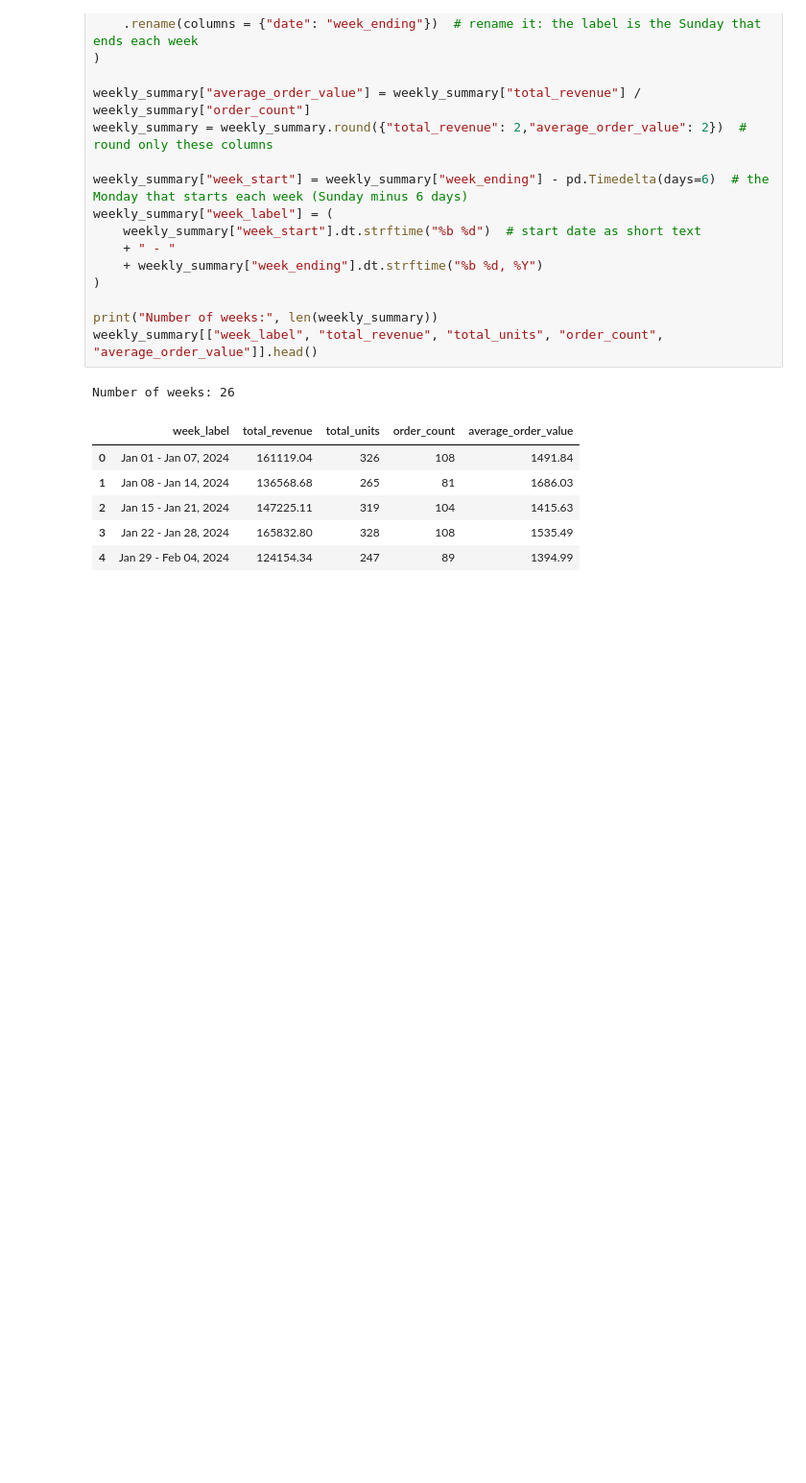
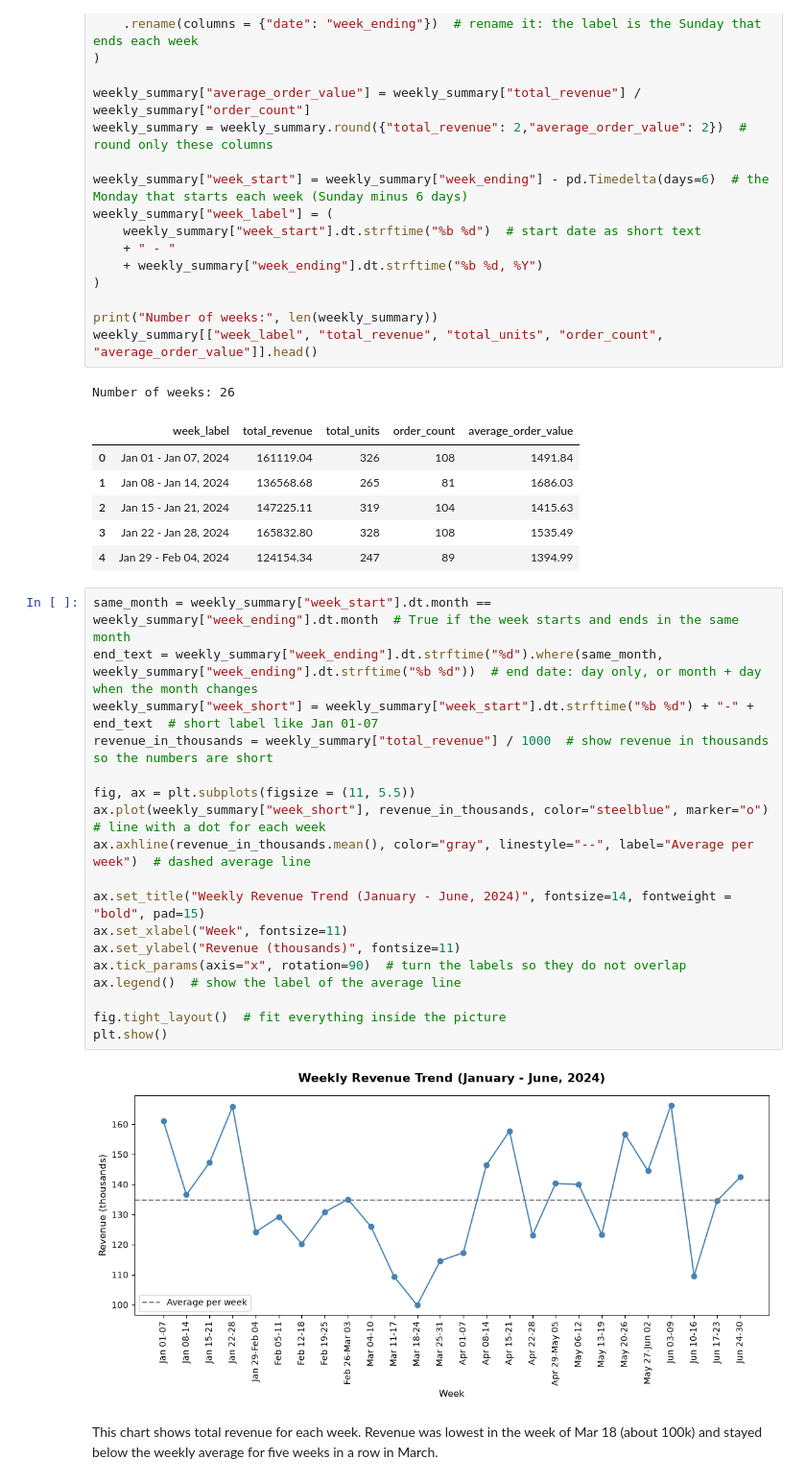
Before and after one commit to Wade-Possible/E-handel, a Jupyter notebook: notebooks/task3_wansiri.ipynb, the cells around one changed output. Shown at 96% size. Cells and saved outputs as stored; diff of their text form; blank space fills up the shorter version.

```diff
--- a/notebooks/task3_wansiri.ipynb
+++ b/notebooks/task3_wansiri.ipynb
@@ -160,3 +184,25 @@ Number of weeks: 26
 | 2 | Jan 15 - Jan 21, 2024 | 147225.11 | 319 | 104 | 1415.63 |
 | 3 | Jan 22 - Jan 28, 2024 | 165832.80 | 328 | 108 | 1535.49 |
 | 4 | Jan 29 - Feb 04, 2024 | 124154.34 | 247 | 89 | 1394.99 |
+# %%
+same_month = weekly_summary["week_start"].dt.month == weekly_summary["week_ending"].dt.month  # True if the week starts and ends in the same month
+end_text = weekly_summary["week_ending"].dt.strftime("%d").where(same_month, weekly_summary["week_ending"].dt.strftime("%b %d"))  # end date: day only, or month + day when the month changes
+weekly_summary["week_short"] = weekly_summary["week_start"].dt.strftime("%b %d") + "-" + end_text  # short label like Jan 01-07
+revenue_in_thousands = weekly_summary["total_revenue"] / 1000  # show revenue in thousands so the numbers are short
+
+fig, ax = plt.subplots(figsize = (11, 5.5))
+ax.plot(weekly_summary["week_short"], revenue_in_thousands, color="steelblue", marker="o")  # line with a dot for each week
+ax.axhline(revenue_in_thousands.mean(), color="gray", linestyle="--", label="Average per week")  # dashed average line
+
+ax.set_title("Weekly Revenue Trend (January - June, 2024)", fontsize=14, fontweight = "bold", pad=15)
+ax.set_xlabel("Week", fontsize=11)
+ax.set_ylabel("Revenue (thousands)", fontsize=11)
+ax.tick_params(axis="x", rotation=90)  # turn the labels so they do not overlap
+ax.legend()  # show the label of the average line
+
+fig.tight_layout()  # fit everything inside the picture
+plt.show()
+# %% [output]
+[figure, added]
+# %% [markdown]
+This chart shows total revenue for each week. Revenue was lowest in the week of Mar 18 (about 100k) and stayed below the weekly average for five weeks in a row in March.
```
Also changed, not shown: parts of 3 cells of this notebook.
